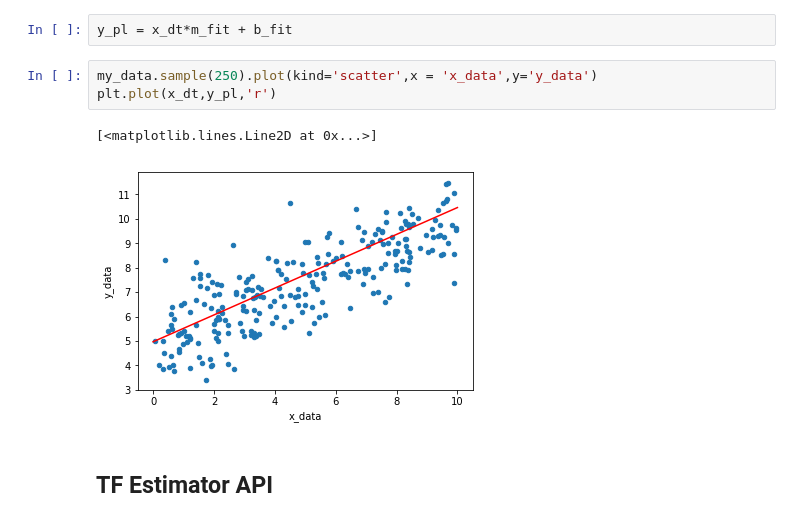
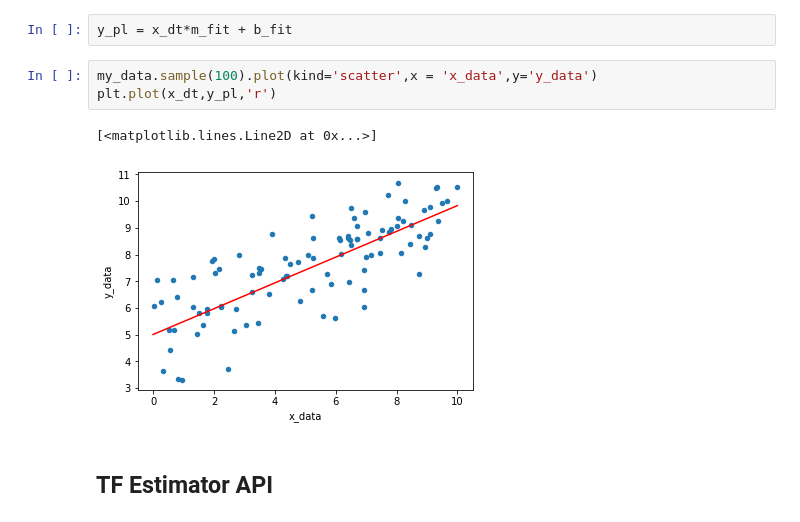
Before and after one commit to Arifkhan21/TensorFlow, a Jupyter notebook: Regression_exp.ipynb, the cells around one changed output. Cells and saved outputs as stored; diff of their text form.

```diff
--- a/Regression_exp.ipynb
+++ b/Regression_exp.ipynb
@@ -79,11 +79,11 @@ with tf.Session() as sess:
 # %%
 y_pl = x_dt*m_fit + b_fit
 # %%
-my_data.sample(250).plot(kind='scatter',x = 'x_data',y='y_data')
+my_data.sample(100).plot(kind='scatter',x = 'x_data',y='y_data')
 plt.plot(x_dt,y_pl,'r')
 # %% [output]
 [<matplotlib.lines.Line2D at 0x...>]
-[figure, old version]
+[figure, new version]
 # %% [markdown]
  ## TF Estimator API
 # %%
```
Also changed, not shown: parts of 15 cells of this notebook.
